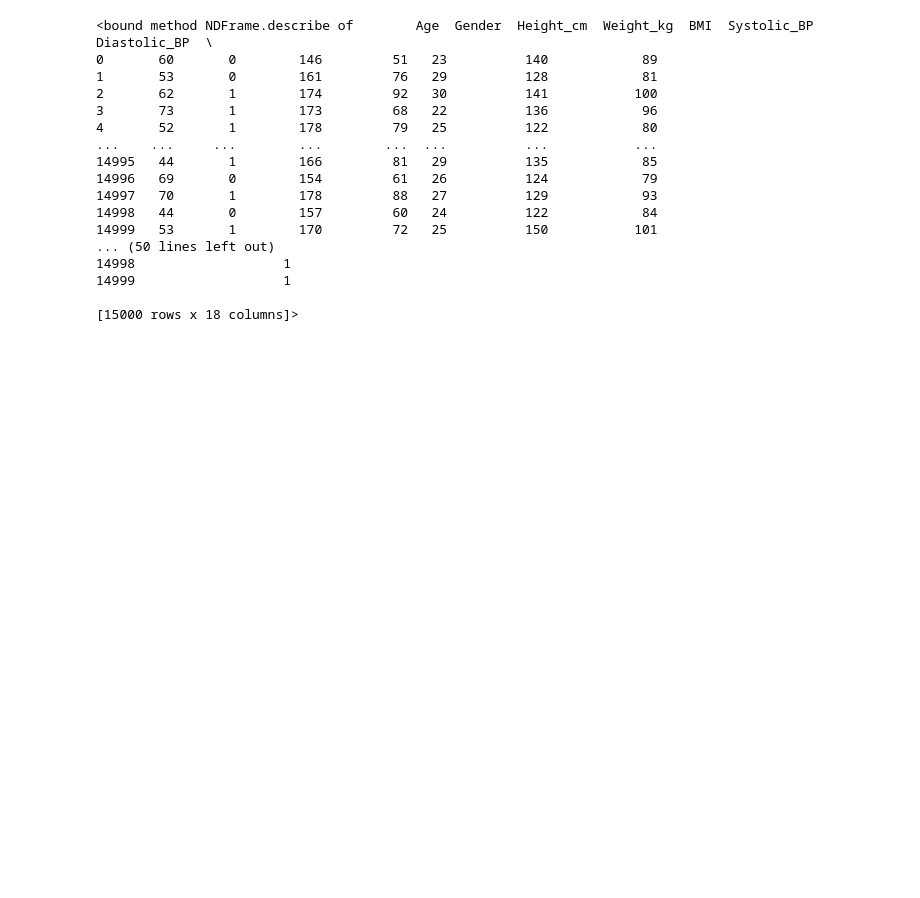
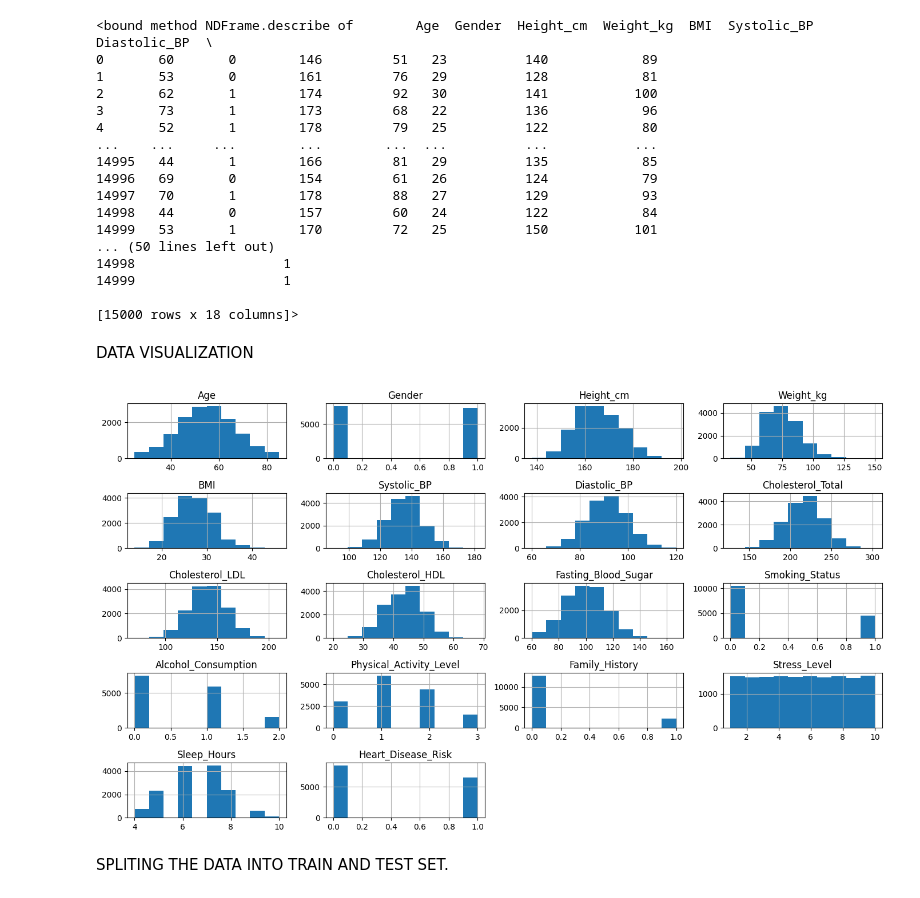
Before and after one commit to Isaackjoshua/Cardiovascular-Disease-Risk-Prediction-Model, a Jupyter notebook: models/model.ipynb, the cells around one changed output. Cells and saved outputs as stored; diff of their text form; code cells hidden in the pictures; blank space fills up the shorter version.

```diff
--- a/models/model.ipynb
+++ b/models/model.ipynb
@@ -105,3 +107,12 @@ df.describe
 14999                   1
 
 [15000 rows x 18 columns]>
+# %% [markdown]
+DATA VISUALIZATION
+# %%
+df.hist(figsize=(14, 8))
+plt.tight_layout()
+# %% [output]
+[figure, added]
+# %% [markdown]
+SPLITING THE DATA INTO TRAIN AND TEST SET.
```
Also changed, not shown: parts of 14 cells of this notebook.
